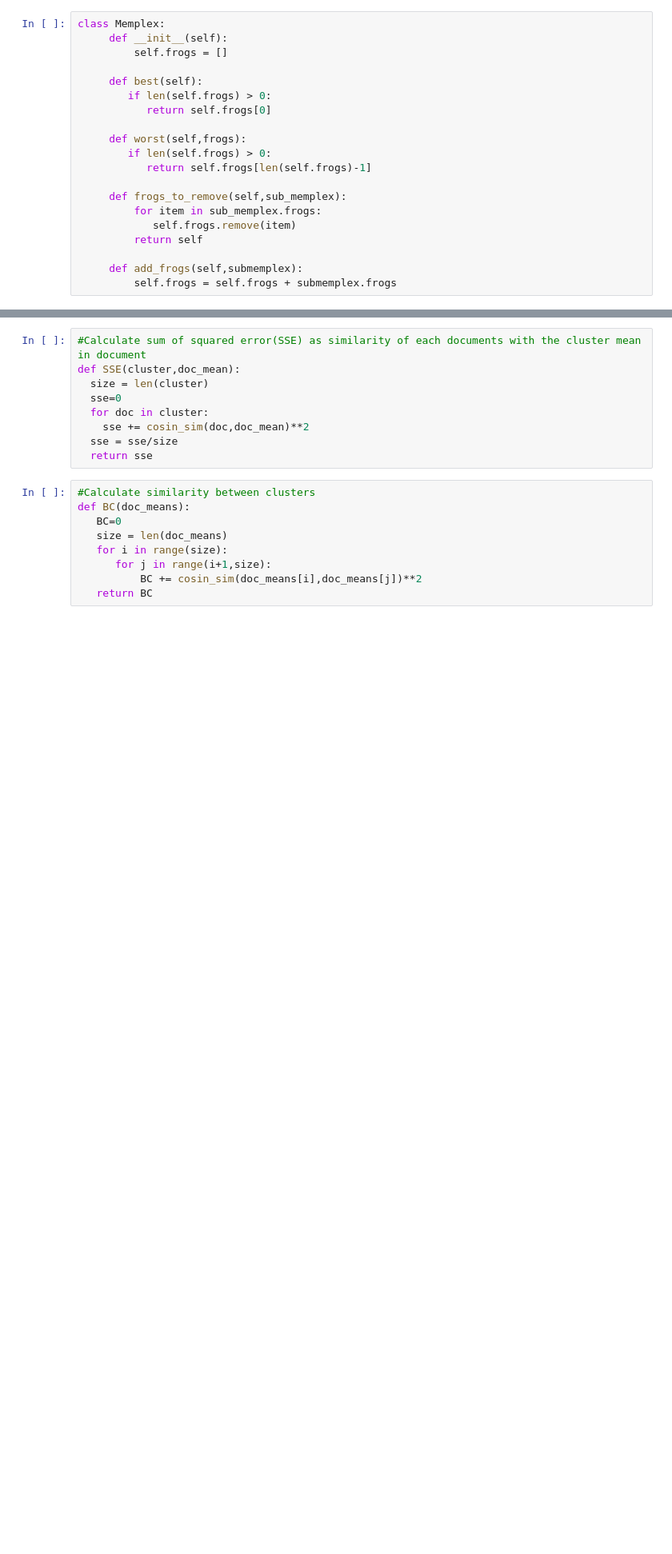
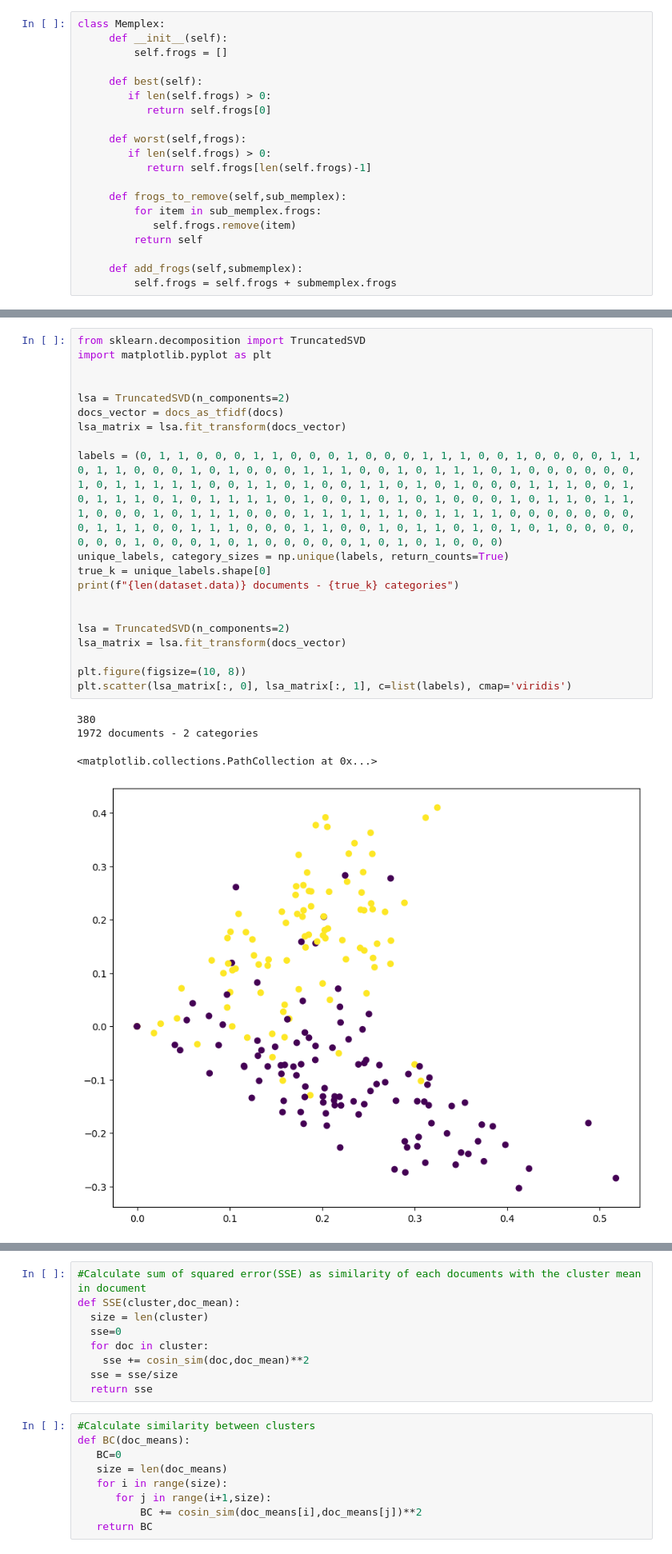
Before and after one commit to MHoseinHoushmand/ALU-Mechanism, a Jupyter notebook: Clustering_by_SLFA.ipynb, the cells around one changed output, grey strips where cells are left out. Shown at 80% size. Saved outputs shown, nothing was run; the diff lists cells and outputs as text; blank space fills up the shorter version.

```diff
--- a/Clustering_by_SLFA.ipynb
+++ b/Clustering_by_SLFA.ipynb
@@ -316,3 +309,28 @@ a(1,2,3,4)
+# %%
+from sklearn.decomposition import TruncatedSVD
+import matplotlib.pyplot as plt
+
+
+lsa = TruncatedSVD(n_components=2)
+docs_vector = docs_as_tfidf(docs)
+lsa_matrix = lsa.fit_transform(docs_vector)
+
+labels = (0, 1, 1, 0, 0, 0, 1, 1, 0, 0, 0, 1, 0, 0, 0, 1, 1, 1, 0, 0, 1, 0, 0, 0, 0, 1, 1, 0, 1, 1, 0, 0, 0, 1, 0, 1, 0, 0, 0, 1, 1, 1, 0, 0, 1, 0, 1, 1, 1, 0, 1, 0, 0, 0, 0, 0, 0, 1, 0, 1, 1, 1, 1, 1, 0, 0, 1, 1, 0, 1, 0, 0, 1, 1, 0, 1, 0, 1, 0, 0, 0, 1, 1, 1, 0, 0, 1, 0, 1, 1, 1, 0, 1, 0, 1, 1, 1, 1, 0, 1, 0, 0, 1, 0, 1, 0, 1, 0, 0, 0, 1, 0, 1, 1, 0, 1, 1, 1, 0, 0, 0, 1, 0, 1, 1, 1, 0, 0, 0, 1, 1, 1, 1, 1, 1, 0, 1, 1, 1, 1, 0, 0, 0, 0, 0, 0, 0, 0, 1, 1, 1, 0, 0, 1, 1, 1, 0, 0, 0, 1, 1, 0, 0, 1, 0, 1, 1, 0, 1, 0, 1, 0, 1, 0, 0, 0, 0, 0, 0, 0, 1, 0, 0, 0, 1, 0, 1, 0, 0, 0, 0, 0, 1, 0, 1, 0, 1, 0, 0, 0)
+unique_labels, category_sizes = np.unique(labels, return_counts=True)
+true_k = unique_labels.shape[0]
+print(f"{len(dataset.data)} documents - {true_k} categories")
+
+
+lsa = TruncatedSVD(n_components=2)
+lsa_matrix = lsa.fit_transform(docs_vector)
+
+plt.figure(figsize=(10, 8))
+plt.scatter(lsa_matrix[:, 0], lsa_matrix[:, 1], c=list(labels), cmap='viridis')
+# %% [output]
+380
+1972 documents - 2 categories
+<matplotlib.collections.PathCollection at 0x...>
+[figure, added]
 # %%
 population_size = 400 # Frogs number
 memplex_num = 20 #define as m
```
Also changed, not shown: parts of 15 cells of this notebook.
